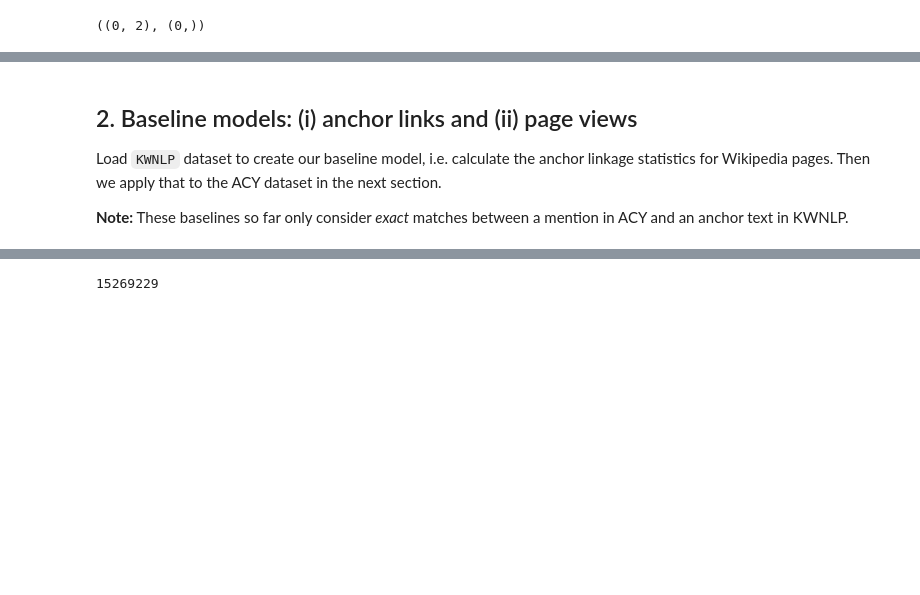
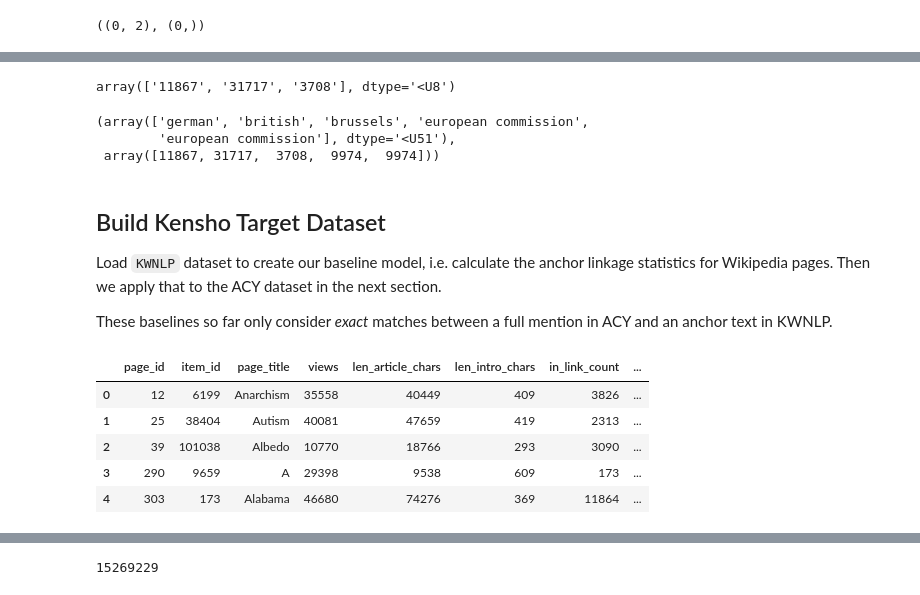
Before and after one commit to TheDigitalFrontier/entity-disambiguation, a Jupyter notebook: notebooks/demos/basic_pipeline.ipynb, the cells around one changed output, grey strips where cells are left out. Saved outputs shown, nothing was run; the diff lists cells and outputs as text; code cells hidden in the pictures; blank space fills up the shorter version.

```diff
--- a/notebooks/demos/basic_pipeline.ipynb
+++ b/notebooks/demos/basic_pipeline.ipynb
@@ -50,0 +57,5 @@ y_np = np.array(train_y, dtype = 'int64')
+# %%
+# Display y preview
+train_y[0:3]
+# %% [output]
+array(['11867', '31717', '3708'], dtype='<U8')
@@ -51,11 +67,33 @@ y_np = np.array(train_y, dtype = 'int64')
+# %%
+# Preview x_np
+x_np[:5], y_np[:5]
+# %% [output]
+(array(['german', 'british', 'brussels', 'european commission',
+        'european commission'], dtype='<U51'),
+ array([11867, 31717,  3708,  9974,  9974]))
 # %% [markdown]
-## 2. Baseline models: (i) anchor links and (ii) page views
+## Build Kensho Target Dataset
+
 Load `KWNLP` dataset to create our baseline model, i.e. calculate the anchor linkage statistics for Wikipedia pages. Then we apply that to the ACY dataset in the next section.
 
-**Note:** These baselines so far only consider *exact* matches between a mention in ACY and an anchor text in KWNLP.
+These baselines so far only consider *exact* matches between a full mention in ACY and an anchor text in KWNLP.
 # %%
+# Provide directory path for KWNLP data
+# Should be same for all users of `entity-disambiguation` repository
 kwnlp_path = '../../data/kwnlp'
 
-article_df = pd.read_csv(os.path.join(kwnlp_path, 'article.csv'))
+# Load article data
+article_df = pd.read_csv(os.path.join(kwnlp_path, 'kwnlp-enwiki-20200920-article.csv'))
 
-anchor_df = pd.read_csv(os.path.join(kwnlp_path, 'anchor-target-counts.csv'))
+# Load anchor target counts data
+anchor_df = pd.read_csv(os.path.join(kwnlp_path, 'kwnlp-enwiki-20200920-anchor-target-counts.csv'))
+# %%
+# Display article preview
+article_df.head()
+# %% [output]
+|  | page_id | item_id | page_title | views | len_article_chars | len_intro_chars | in_link_count | ... |
+| 0 | 12 | 6199 | Anarchism | 35558 | 40449 | 409 | 3826 | ... |
+| 1 | 25 | 38404 | Autism | 40081 | 47659 | 419 | 2313 | ... |
+| 2 | 39 | 101038 | Albedo | 10770 | 18766 | 293 | 3090 | ... |
+| 3 | 290 | 9659 | A | 29398 | 9538 | 609 | 173 | ... |
+| 4 | 303 | 173 | Alabama | 46680 | 74276 | 369 | 11864 | ... |
```
Also changed, not shown: parts of 38 cells of this notebook, 4 other files.
